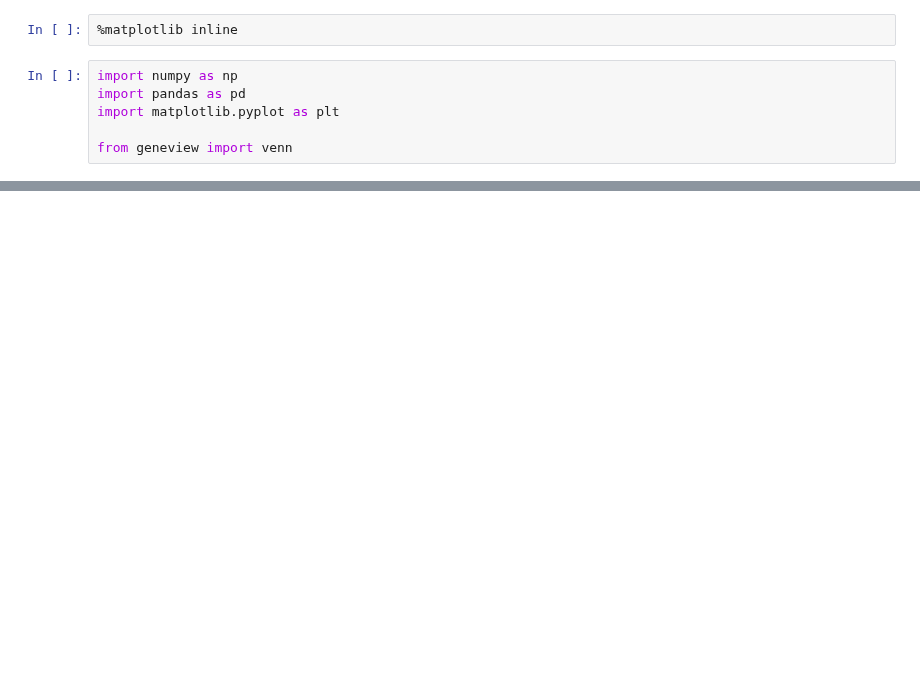
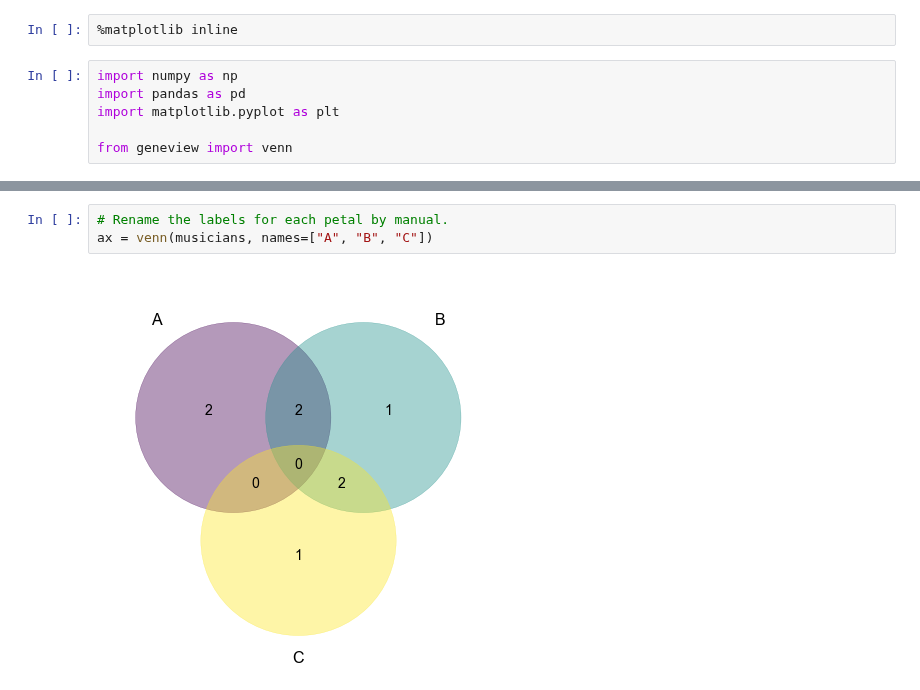
Before and after one commit to ShujiaHuang/geneview, a Jupyter notebook: docs/tutorial/venn.ipynb, the cells around one changed output, grey strips where cells are left out. Drawn from its saved outputs; the diff is of its cells as text; blank space fills up the shorter version.

```diff
--- a/docs/tutorial/venn.ipynb
+++ b/docs/tutorial/venn.ipynb
@@ -74,0 +20,5 @@ ax = venn(labels, dataset_labels=['list1', 'list2'])
+# %%
+# Rename the labels for each petal by manual.
+ax = venn(musicians, names=["A", "B", "C"])
+# %% [output]
+[figure, added]
```
Also changed, not shown: parts of 14 cells of this notebook, 2 other files.
